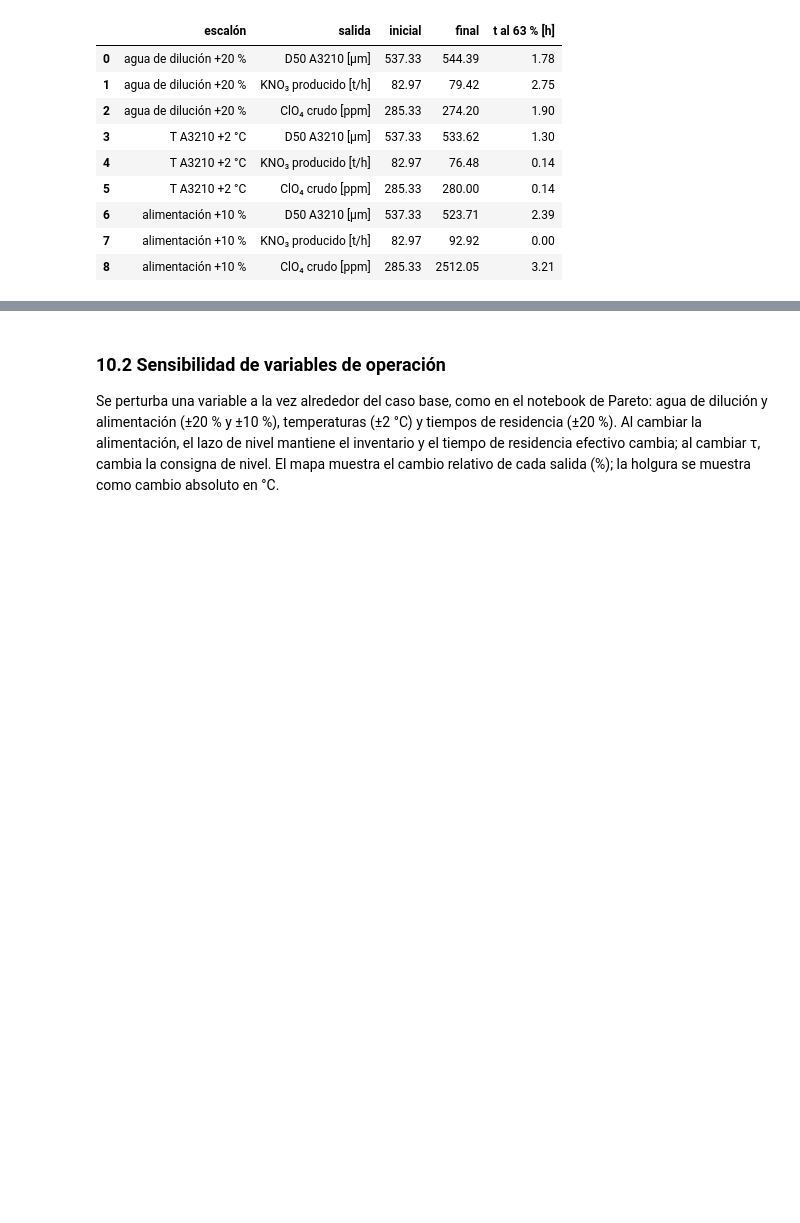
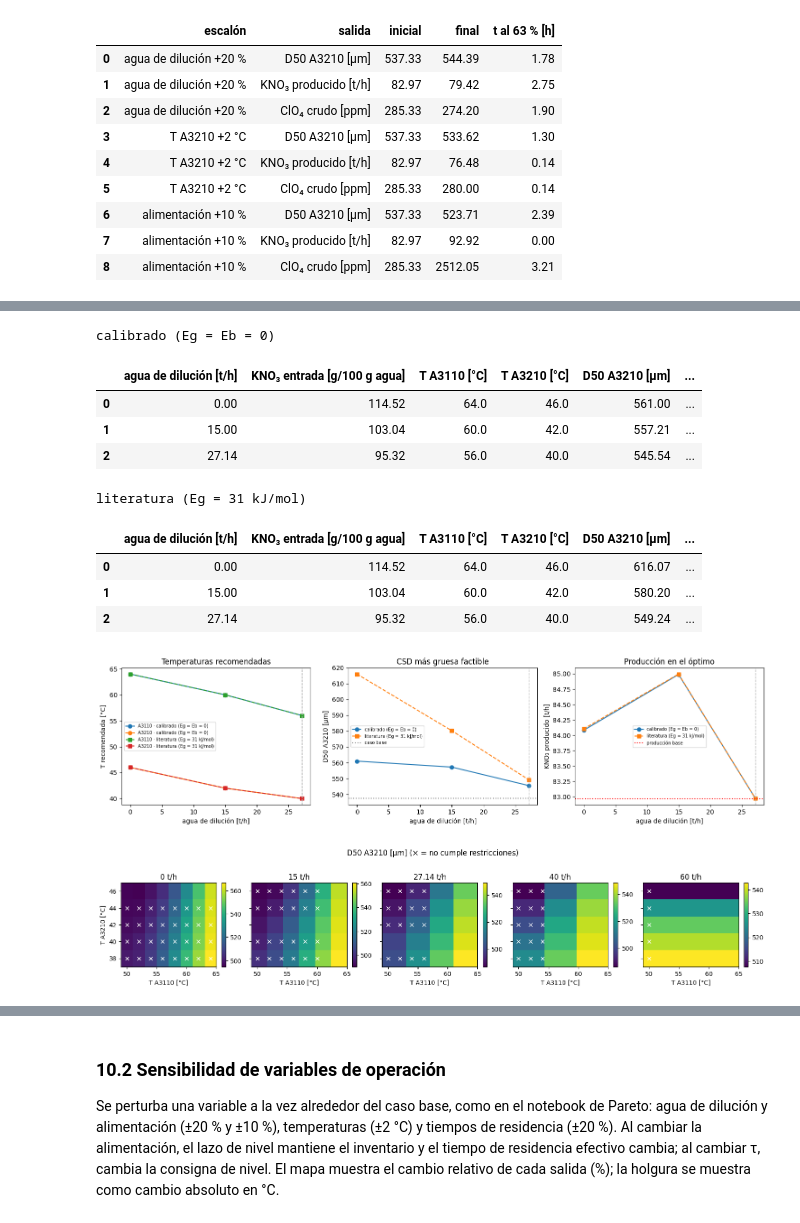
Before and after one commit to antomoyaa/CristalizadorPT-priv, a Jupyter notebook: Cristalizador_SQM.ipynb, the cells around one changed output, grey strips where cells are left out. Cells and saved outputs as stored; diff of their text form; code cells hidden in the pictures; blank space fills up the shorter version.

```diff
--- a/Cristalizador_SQM.ipynb
+++ b/Cristalizador_SQM.ipynb
@@ -554,6 +560,7 @@ def entrada_SSKd(oper=OPER, feed=FEED, f=None):
     f = FORMA if f is None else f
     esc = oper["F_pre_kg_s"] / OPER_BASE["F_pre_kg_s"]
     e = {s: feed[s] * W_SSKd_BASE * esc for s in ("K", "NO3", "ClO4", "Mg")}
+    e["ClO4"] *= oper.get("f_ClO4_entrada", 1.0)   # purga del lazo: < 1 si baja el ClO4 del circuito
     W = W_PRE_BASE * esc + oper["F_dil_kg_s"]
     m_sem = oper.get("siembra_alim", 0.0) * (oper["F_pre_kg_s"] + oper["F_dil_kg_s"])
     N_in = m_sem * w_clase_planta(1) / (PROP["rho_c"] * f["kv"] * L3)
@@ -631,10 +638,12 @@ def tasas(x, T, kin=KIN, imp=IMP, f=None):
     m_liq = W + I + sum(comp[s] * W * M[s] / 1000 for s in ("K", "NO3", "ClO4", "Mg"))
     V = m_liq / PROP["rho_liq"] + (m_c + P) / PROP["rho_c"]             # m3 de pulpa
     MT = m_c / V
-    arr = np.exp(-kin["Eg"] / R_GAS * (1 / (T + 273.15) - 1 / (kin["Tref"] + 273.15)))
+    dinv = 1 / (T + 273.15) - 1 / (kin["Tref"] + 273.15)
+    arr = np.exp(-kin["Eg"] / R_GAS * dinv)                 # crecimiento
+    arr_b = np.exp(-kin.get("Eb", 0.0) / R_GAS * dinv)      # nucleación
     if sig >= 0:
         G = kin["kg"] * arr * sig ** kin["g"] * (1 + kin["gamma"] * EDGES[1:])   # en las caras superiores
-        B = (kin["kbp"] * sig ** kin["bp"] + kin["kbs"] * sig ** kin["bs"] * MT ** kin["j"]) * V
+        B = arr_b * (kin["kbp"] * sig ** kin["bp"] + kin["kbs"] * sig ** kin["bs"] * MT ** kin["j"]) * V
     else:
         G = kin["kdis"] * sig * np.ones(NCLASES); B = 0.0
     return dict(comp=comp, sigma=sig, sigma_KClO4=sigP, G=G, B=B, m_c=m_c, m_liq=m_liq, V=V, MT=MT,
@@ -716,8 +725,8 @@ def rhs_etapa(x, T, entrada, M_tot, kin=KIN, imp=IMP, f=None):
 def rhs_tren(t, y, oper=OPER, kin=KIN, imp=IMP, f=None):
     x1, x2 = y[:NEST], y[NEST:]
     Mt = inventarios(oper)
-    dx1, sal1, _ = rhs_etapa(x1, oper["T_C"][1], entrada_SSKd(oper, f=f), Mt[1], kin, imp, f)
-    dx2, _, _ = rhs_etapa(x2, oper["T_C"][2], sal1, Mt[2], kin, imp, f)
+    dx1, sal1, _ = rhs_etapa(x1, oper["T_C"][1], entrada_SSKd(oper, f=f), Mt[1], kin_etapa(kin, 1), imp, f)
+    dx2, _, _ = rhs_etapa(x2, oper["T_C"][2], sal1, Mt[2], kin_etapa(kin, 2), imp, f)
     return np.concatenate([dx1, dx2])
 
 def estado_inicial(oper=OPER, siembra=0.10, f=None):
@@ -785,7 +794,7 @@ def ajustar_inventario(y, oper=OPER, f=None):
 def resultados_etapa(x, k, entrada, oper=OPER, kin=KIN, imp=IMP, f=None):
     f = FORMA if f is None else f
     Mt = inventarios(oper)
-    dx, sal, d = rhs_etapa(x, oper["T_C"][k], entrada, Mt[k], kin, imp, f)
+    dx, sal, d = rhs_etapa(x, oper["T_C"][k], entrada, Mt[k], kin_etapa(kin, k), imp, f)
     W, nK, nN, nP, nMg, I, P, N, z = _desempacar(x)
     masa_i = PROP["rho_c"] * f["kv"] * N * L3
     pas = 100 * np.cumsum(masa_i) / masa_i.sum() if masa_i.sum() > 0 else np.zeros(NCLASES)
@@ -1310,0 +1402,49 @@ display(pd.DataFrame(resumen).round(2))
+# %%
+# Mejor punto por dilución, en cada escenario
+cols = ["agua de dilución [t/h]", "KNO₃ entrada [g/100 g agua]", "T A3110 [°C]", "T A3210 [°C]", "D50 A3210 [µm]",
+        "finos < 100 µm [%]", "KNO₃ producido [t/h]", "ClO₄ refinado esperado [ppm]", "holgura KClO₄ A3210 [°C]"]
+for nombre, (todos, mejores) in MAPAS.items():
+    print(nombre); display(mejores[cols].round(2))
+
+fig, ax = plt.subplots(1, 3, figsize=(15, 4))
+base = evaluar()[0]
+for (nombre, (todos, mejores)), mk in zip(MAPAS.items(), ("o-", "s--")):
+    x = mejores["agua de dilución [t/h]"]
+    ax[0].plot(x, mejores["T A3110 [°C]"], mk, label=f"A3110 · {nombre}")
+    ax[0].plot(x, mejores["T A3210 [°C]"], mk, label=f"A3210 · {nombre}")
+    ax[1].plot(x, mejores["D50 A3210 [µm]"], mk, label=nombre)
+    ax[2].plot(x, mejores["KNO₃ producido [t/h]"], mk, label=nombre)
+ax[0].set(xlabel="agua de dilución [t/h]", ylabel="T recomendada [°C]", title="Temperaturas recomendadas")
+ax[1].axhline(base["D50 A3210 [µm]"], c="0.5", ls=":", label="caso base")
+ax[1].set(xlabel="agua de dilución [t/h]", ylabel="D50 A3210 [µm]", title="CSD más gruesa factible")
+ax[2].axhline(base["KNO₃ producido [t/h]"], c="r", ls=":", label="producción base")
+ax[2].set(xlabel="agua de dilución [t/h]", ylabel="KNO₃ producido [t/h]", title="Producción en el óptimo")
+for a in ax: a.axvline(27.14, c="0.7", lw=1, ls="--"); a.legend(fontsize=7)
+plt.tight_layout(); plt.show()
+
+# Mapa completo (escenario calibrado): D50 en cada (T1, T2) para cada dilución; × = no factible
+todos = MAPAS["calibrado (Eg = Eb = 0)"][0]
+fig, ax = plt.subplots(1, len(DIL_GRID), figsize=(3.1 * len(DIL_GRID), 3.2), sharey=True)
+for a, d in zip(ax, DIL_GRID):
+    t = todos[todos["agua de dilución [t/h]"] == d]
+    piv = t.pivot(index="T A3210 [°C]", columns="T A3110 [°C]", values="D50 A3210 [µm]")
+    im = a.imshow(piv.values, origin="lower", aspect="auto", cmap="viridis",
+                  extent=[T1_GRID[0] - 1, T1_GRID[-1] + 1, T2_GRID[0] - 1, T2_GRID[-1] + 1])
+    nf = t[~t["factible"]]; a.plot(nf["T A3110 [°C]"], nf["T A3210 [°C]"], "wx", ms=6)
+    a.set(title=f"{d:g} t/h", xlabel="T A3110 [°C]")
+    plt.colorbar(im, ax=a, fraction=0.05)
+ax[0].set_ylabel("T A3210 [°C]"); fig.suptitle("D50 A3210 [µm] (× = no cumple restricciones)", y=1.02)
+plt.tight_layout(); plt.show()
+# %% [output]
+calibrado (Eg = Eb = 0)
+|  | agua de dilución [t/h] | KNO₃ entrada [g/100 g agua] | T A3110 [°C] | T A3210 [°C] | D50 A3210 [µm] | ... |
+| 0 | 0.00 | 114.52 | 64.0 | 46.0 | 561.00 | ... |
+| 1 | 15.00 | 103.04 | 60.0 | 42.0 | 557.21 | ... |
+| 2 | 27.14 | 95.32 | 56.0 | 40.0 | 545.54 | ... |
+literatura (Eg = 31 kJ/mol)
+|  | agua de dilución [t/h] | KNO₃ entrada [g/100 g agua] | T A3110 [°C] | T A3210 [°C] | D50 A3210 [µm] | ... |
+| 0 | 0.00 | 114.52 | 64.0 | 46.0 | 616.07 | ... |
+| 1 | 15.00 | 103.04 | 60.0 | 42.0 | 580.20 | ... |
+| 2 | 27.14 | 95.32 | 56.0 | 40.0 | 549.24 | ... |
+[figure, added]
+[figure, added]
```
Also changed, not shown: parts of 16 cells of this notebook, 10 other files.
